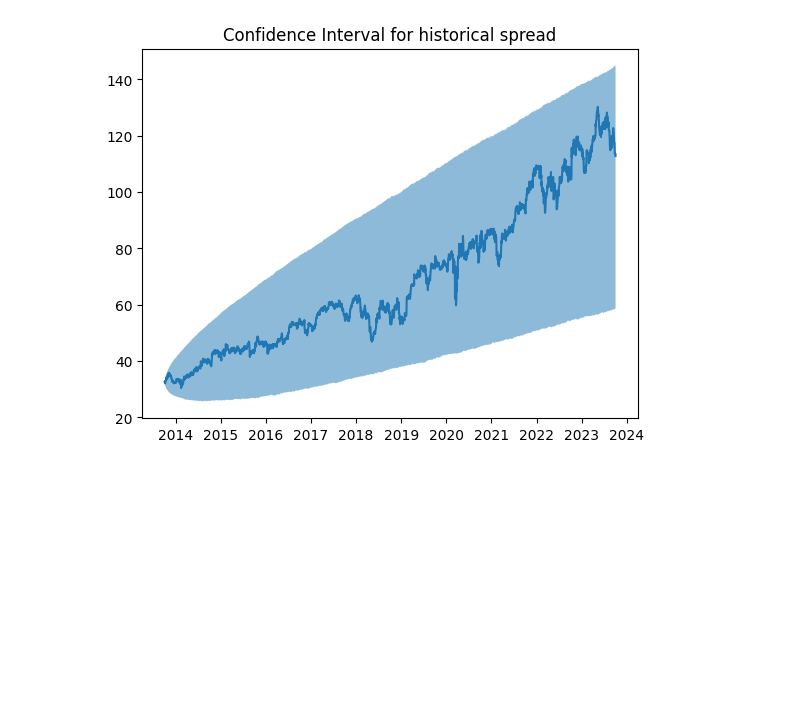
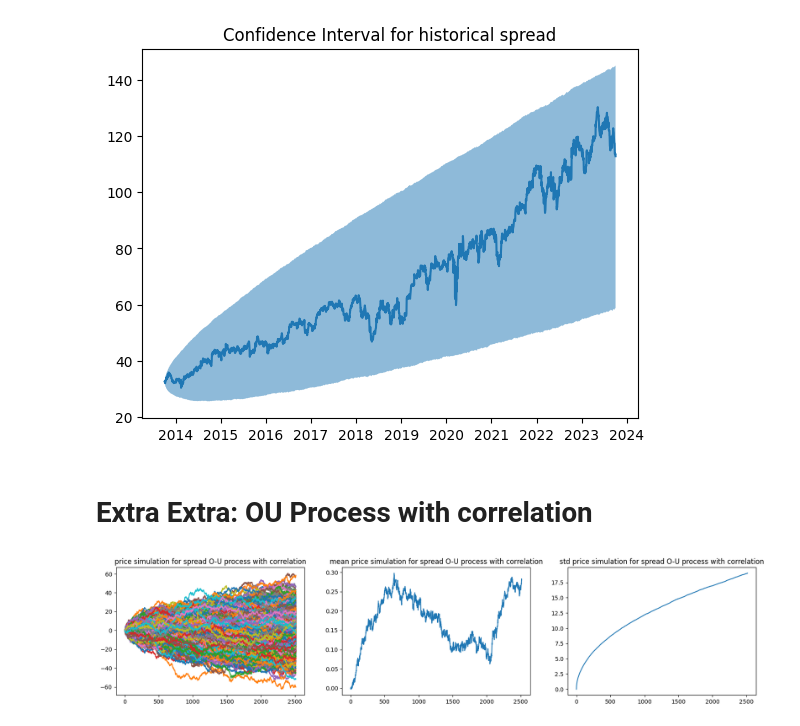
Before and after one commit to kaiwenShen/Pair_trading_coke_pepsi, a Jupyter notebook: ko_pep_pair.ipynb, the cells around one changed output. Saved outputs shown, nothing was run; the diff lists cells and outputs as text; code cells hidden in the pictures; blank space fills up the shorter version.

```diff
--- a/ko_pep_pair.ipynb
+++ b/ko_pep_pair.ipynb
@@ -263,3 +331,28 @@ plt.title('Confidence Interval for historical spread')
 plt.show()
 # %% [output]
 [figure]
+# %% [markdown]
+# Extra Extra: OU Process with correlation
+# %%
+NTrials=10000
+# %%
+mu = (historical_spread - sTrend).mean()
+sigma = (historical_spread - sTrend).std()
+U1 = np.random.uniform(size=(NTrials, len(historical_spread)))
+U2 = np.random.uniform(size=(NTrials, len(historical_spread)))
+dW_1= ss.norm.ppf(U1)
+dW_2= ss.norm.ppf(U2)
+for i in range(NTrials):
+    temp = np.stack([dW_1[i],dW_2[i]]).T @ L.T
+    dW_1[i],dW_2[i] = temp[:,0],temp[:,1]
+dW = dW_2-dW_1
+XOU = np.zeros(dW.shape)
+XOU[:, 0] = 0
+a = 0.005
+# %%
+for i in range(1, len(historical_spread)):
+    XOU[:, i] = XOU[:, i - 1] + a * (mu - XOU[:, i - 1]) * dt + sigma * dW[:, i] * np.sqrt(dt)
+# %%
+plot_simulations(XOU,'spread O-U process with correlation')
+# %% [output]
+[figure, added]
```
Also changed, not shown: parts of 28 cells of this notebook.
